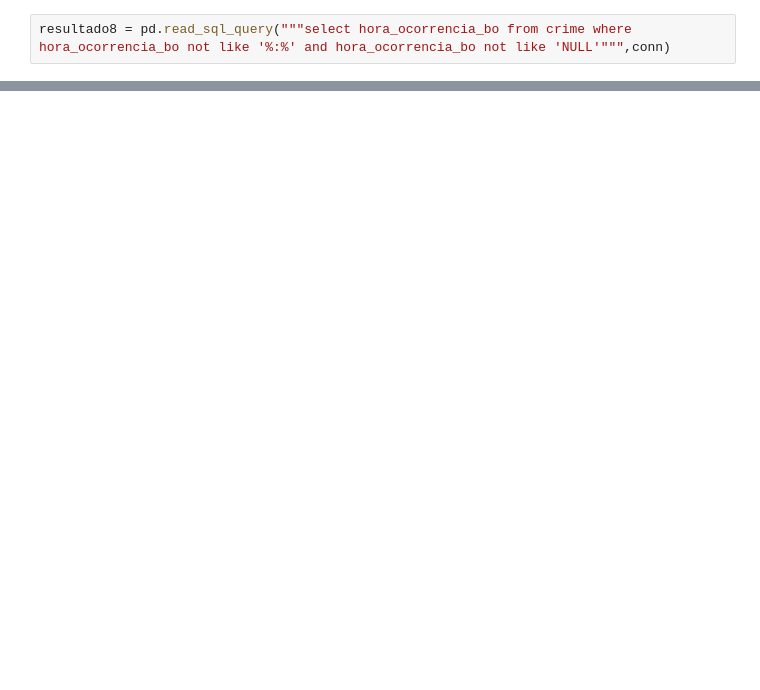
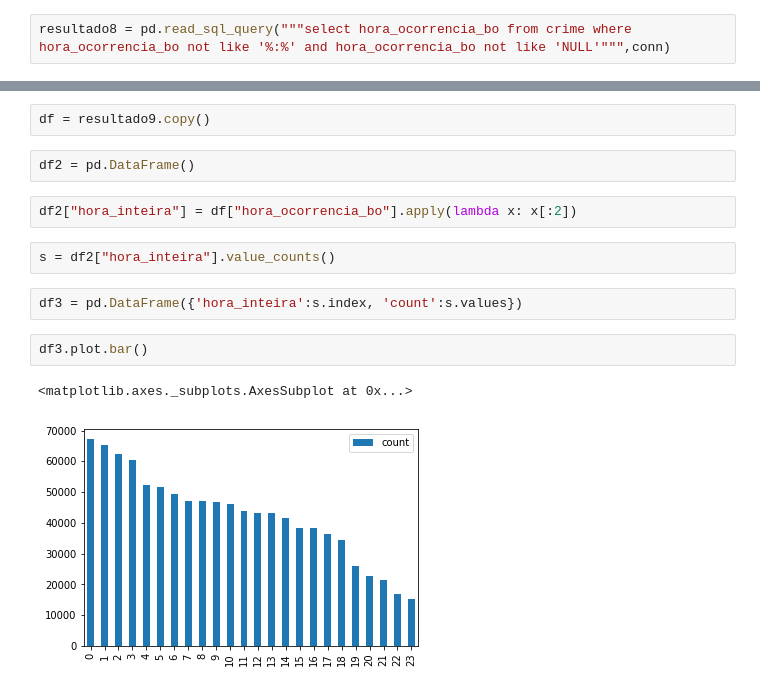
Before and after one commit to RafaelDAnjos/TrabalhoBD2-OLAP, a Jupyter notebook: Jupyter/AnaliseDescritivaDados.ipynb, the cells around one changed output, grey strips where cells are left out. Saved outputs shown, nothing was run; the diff lists cells and outputs as text; blank space fills up the shorter version.

```diff
--- a/Jupyter/AnaliseDescritivaDados.ipynb
+++ b/Jupyter/AnaliseDescritivaDados.ipynb
@@ -301,0 +236,15 @@ IndexError: index -1 is out of bounds for axis 0 with size 0
+# %%
+df = resultado9.copy()
+# %%
+df2 = pd.DataFrame()
+# %%
+df2["hora_inteira"] = df["hora_ocorrencia_bo"].apply(lambda x: x[:2])
+# %%
+s = df2["hora_inteira"].value_counts()
+# %%
+df3 = pd.DataFrame({'hora_inteira':s.index, 'count':s.values})
+# %%
+df3.plot.bar()
+# %% [output]
+<matplotlib.axes._subplots.AxesSubplot at 0x...>
+[figure, added]
```
Also changed, not shown: parts of 22 cells of this notebook.
